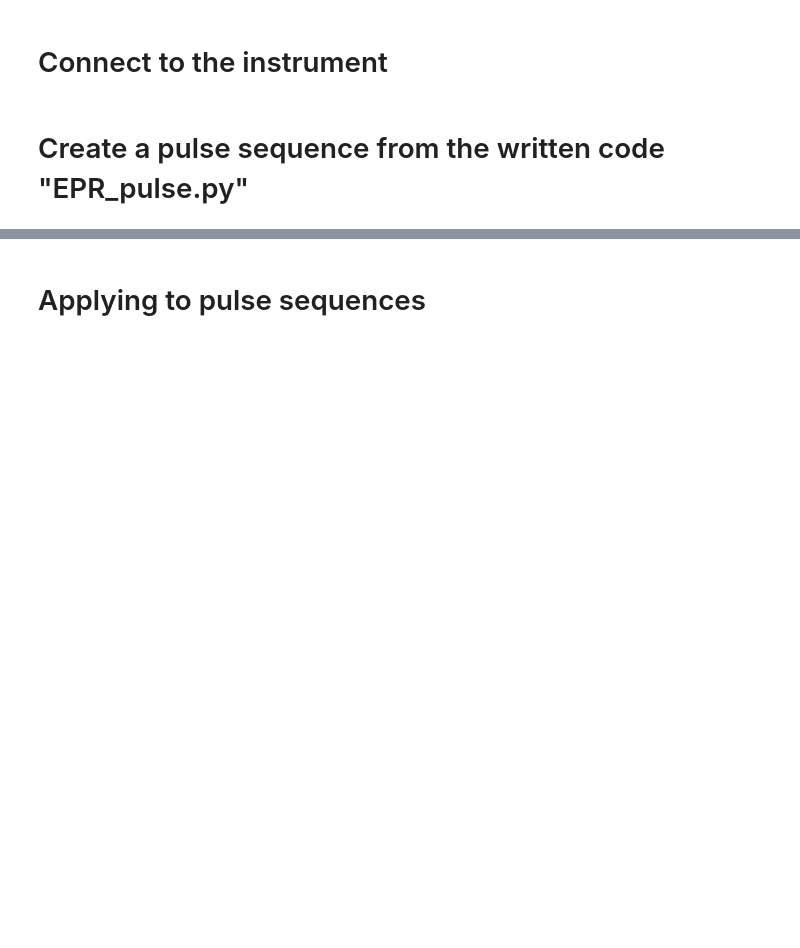
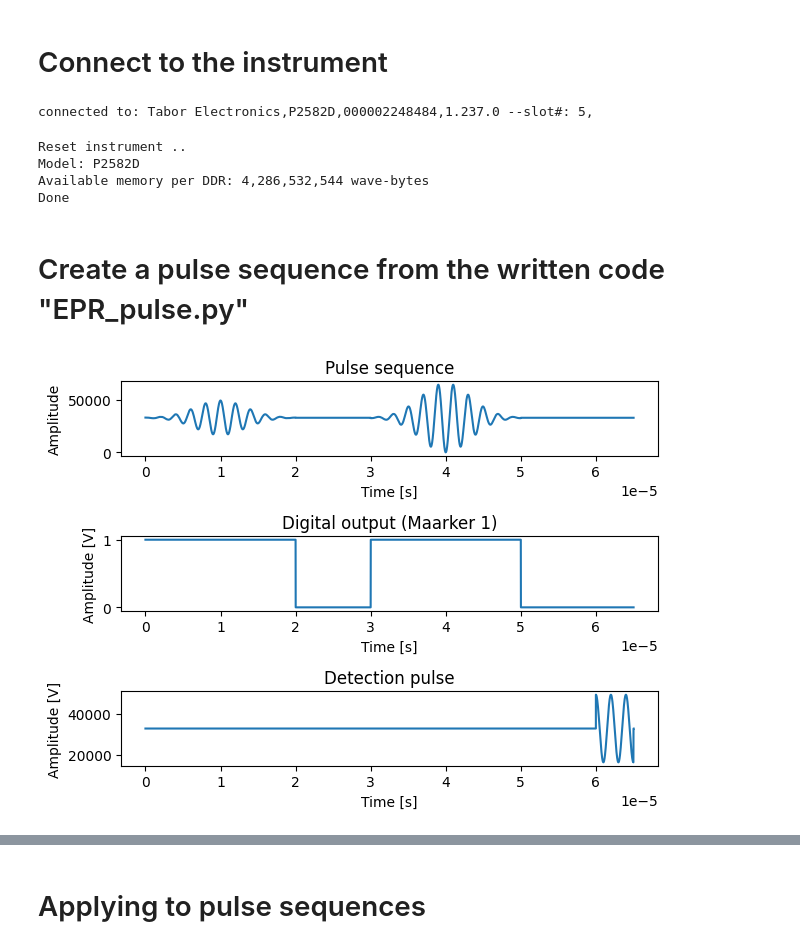
Before and after one commit to HoangLe421/AWT_cryogenic-magnet, a Jupyter notebook: Components/AWT_version1.2.ipynb, the cells around one changed output, grey strips where cells are left out. Saved outputs shown, nothing was run; the diff lists cells and outputs as text; code cells hidden in the pictures; blank space fills up the shorter version.

Commit message:
061225 CH2 detection

```diff
--- a/Components/AWT_version1.2.ipynb
+++ b/Components/AWT_version1.2.ipynb
@@ -20,22 +18,62 @@ ModuleNotFoundError: No module named 'tevisainst'
 # %% [markdown]
 # Connect to the instrument
 # %%
-# Connect to the instrument
+# Connect to instrument
 
 # Please choose appropriate address:
-inst_addr = 'TCPIP::169.254.18.140::5025::SOCKET'
+inst_addr = '169.254.18.140' #Proteus Lan
 
-print('Connecting ..')
-inst = pyte.open_session(inst_addr)
-resp = inst.query("*IDN?")
-print('Connected to: ' + resp)
+inst = TEVisaInst(inst_addr)
+
+resp = inst.send_scpi_query("*IDN?")
+print('connected to: ' + resp)
+# %% [output]
+connected to: Tabor Electronics,P2582D,000002248484,1.237.0 --slot#: 5,
+# %%
+# The paranoia-level is either
+# low (0), normal (1) or debug (2)
+paranoia_level = 2
+
+print ('Reset instrument ..')
+
+# Reset the instrument
+inst.send_scpi_cmd('*CLS; *RST')
+
+dac_mode = 16
+
+# Get the model:
+model_name = inst.send_scpi_query('SYST:INF:MODel?')
+print('Model: {0} '.format(model_name))
+
+# Get model dependant parameters:
+
+# scaling
+max_dac = 2 ** dac_mode - 1
+half_dac = max_dac / 2.0
+wpt_type = np.uint16
+
+
+# Get the available memory in bytes of wavform-data (per DDR):
+resp = inst.send_scpi_query(":TRACe:FREE?")
+arbmem_capacity = int(resp)
+print("Available memory per DDR: {0:,} wave-bytes".format(arbmem_capacity))
+
+sampleRateDAC = 2.5E9
+cmd = ':FREQ:RAST {0}'.format(sampleRateDAC)
+inst.send_scpi_cmd(cmd)
+
+print('Done')
+# %% [output]
+Reset instrument ..
+Model: P2582D
+Available memory per DDR: 4,286,532,544 wave-bytes
+Done
 # %% [markdown]
 # Create a pulse sequence from the written code "EPR_pulse.py"
 # %%
 # Define the pulse sequence
 srcpath = os.path.realpath('../../SourceFiles')
 sys.path.append(srcpath)
-from pulse_sequence import EPR_pulse
 p = EPR_pulse(sampling_rate=2.5e9,Vpp=1)
 
 steps = [
@@ -43,27 +81,37 @@ steps = [
     ('delay', 10e-6),
     ('gaussian', 20e-6, {'amplitude': 1, 'phase': '-x','f_c':.5e6}),
     ('delay', 10e-6),
+    ('detection', 5e-6, {'amplitude': 0.5, 'phase': 'x','f_c':.5e6}),
 ]
 
-t_seq, y_seq = p.pulse_sequence(steps)
+t_seq, y_seq, y_det = p.pulse_sequence(steps)
 y_seq = p.DAC_output(y_seq)
+y_det = p.DAC_output(y_det)
 dig_t, dig_y = p.dig_output(steps)
 # %%
 %matplotlib inline
 plt.figure()
-plt.subplot(211)
+plt.subplot(311)
 plt.plot(t_seq, y_seq)
 plt.title('Pulse sequence')
 plt.xlabel('Time [s]')
 plt.ylabel('Amplitude')
-plt.subplot(212)
+plt.subplot(312)
 plt.plot(dig_t, dig_y)
 plt.title('Digital output (Maarker 1)')
 plt.xlabel('Time [s]')
 plt.ylabel('Amplitude [V]')
+plt.subplot(313)
+plt.plot(t_seq, y_det)
+plt.title('Detection pulse')
+plt.xlabel('Time [s]')
+plt.ylabel('Amplitude [V]')
+
 plt.tight_layout()
 plt.show()
 plt.close()
+# %% [output]
+[figure, added]
 # %%
 # Download waveform to the AWT
 # Download segments
```
Also changed, not shown: parts of 2 cells of this notebook, 4 other files.
